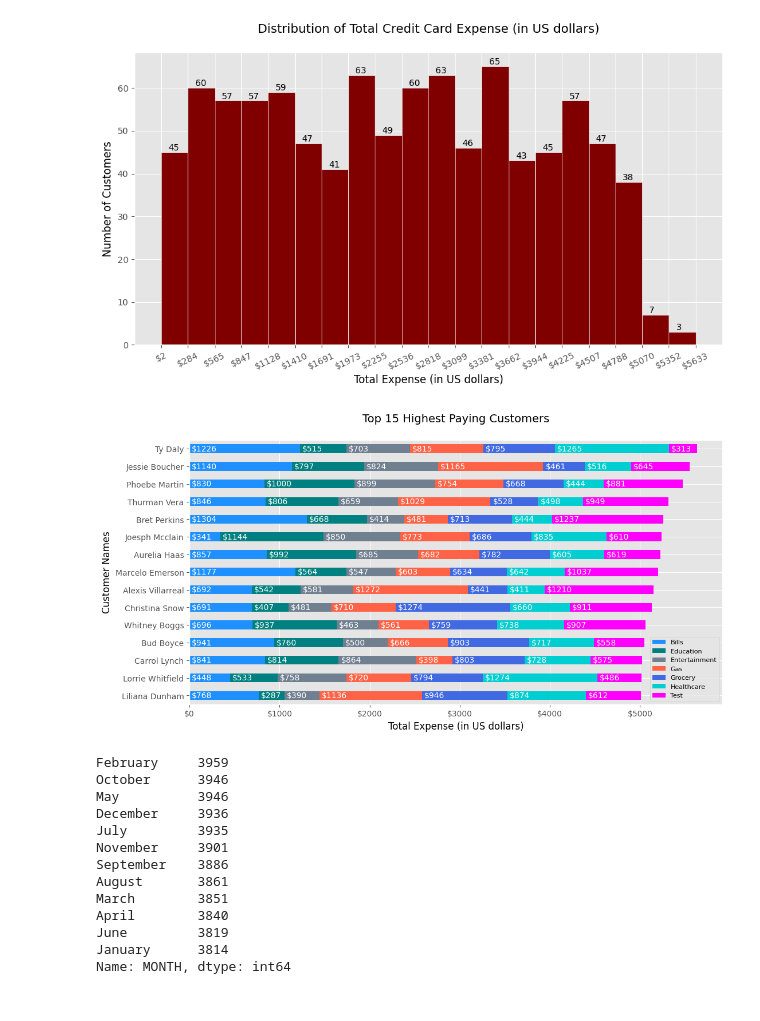
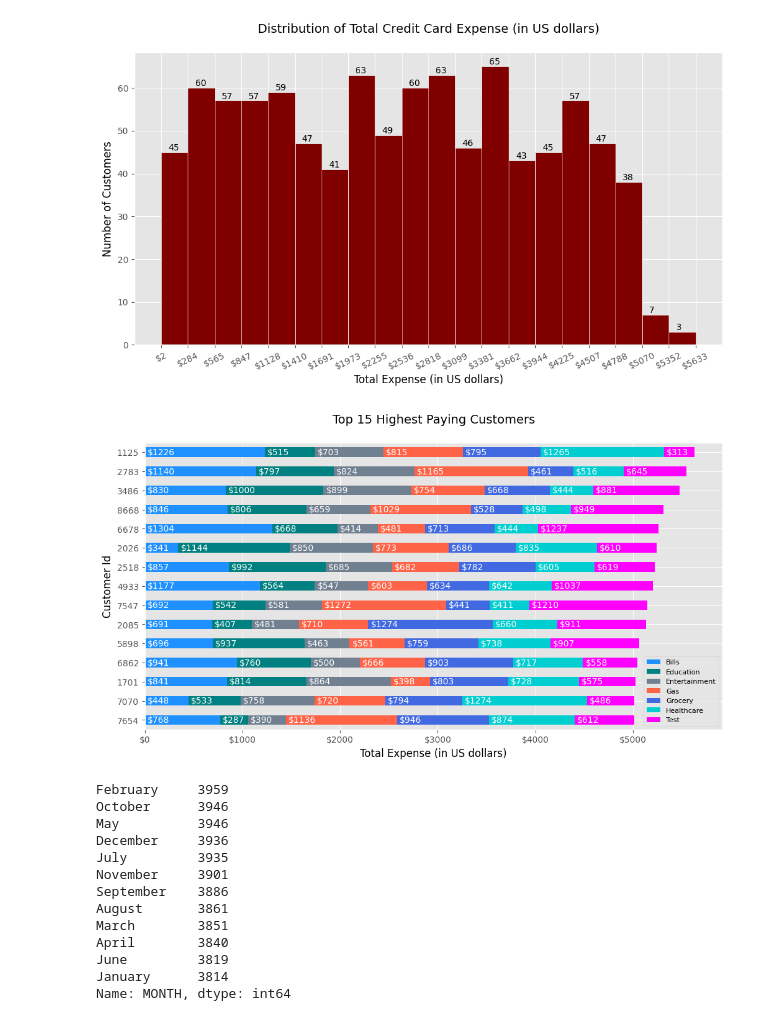
Before and after one commit to jonlam1989/Capstone, a Jupyter notebook: cc_data_visualization.ipynb, the cells around one changed output. Saved outputs shown, nothing was run; the diff lists cells and outputs as text; code cells hidden in the pictures.

Commit message:
refactored code: changed top 15 highest paying customer chart to only show the last 4 digits of ssn

```diff
--- a/cc_data_visualization.ipynb
+++ b/cc_data_visualization.ipynb
@@ -275,29 +275,17 @@ plt.show()
 # And which customer has the highest transaction amount.
 
 # ----------------------------------------------------------------------------------------------------
-# should NOT display customer SSN on charts/graphs
-# will need to convert their SSN -> their names
-# by merging credit_df + customer_df
+# should NOT display the full customer SSN on charts/graphs
+# will only show the last 4 digits of customer SSN
 # ----------------------------------------------------------------------------------------------------
 
-# reset index so that CUST_SSN can become the column to use for dataframe merge
+# reset index so that CUST_SSN can become the column
 new_credit_df = sum_credit_df.reset_index()
 
-# rename column SSN -> CUST_SSN so that it will match the column in new_credit_df
-filtered_customer_df = customer_df[['SSN', 'FIRST_NAME', 'LAST_NAME']]
-filtered_customer_df = filtered_customer_df.rename(columns={'SSN':'CUST_SSN'})
-filtered_customer_df['FULL_NAME'] = filtered_customer_df['FIRST_NAME'] + ' ' + filtered_customer_df['LAST_NAME']
-filtered_customer_df.drop(columns=['FIRST_NAME', 'LAST_NAME'], inplace=True)
-
-# merge the two dataframes
-merged_df = pd.merge(new_credit_df, filtered_customer_df, on='CUST_SSN')
-merged_df = merged_df.set_index('FULL_NAME')
-
 # select only the top 15 paying customers
-top_15_customers_df = merged_df[:15]
+top_15_customers_df = new_credit_df[:15]
 # sort values so horizontal bar chart will display in descending order
 top_15_customers_df = top_15_customers_df.sort_values('TRANSACTION_VALUE', ascending=True)
-
 # ----------------------------------------------------------------------------------------------------
 
 # iterate through all 15 people and find the total amount spent per transaction type
@@ -316,14 +304,15 @@ for i, ssn in enumerate(top_15_customers_df['CUST_SSN']):
     person_df = person_df[['TRANSACTION_TYPE', 'TRANSACTION_VALUE']]
     person_df = person_df.groupby('TRANSACTION_TYPE').sum()
 
-    # append the customer's name + all their expenses by category
-    customers_expenses.append([top_15_customers_df.iloc[i].name, *person_df.values.flatten()])
+    # append the customer last 4 ssn as Cust_Id + all their expenses by category
+    person_ssn = top_15_customers_df.iloc[i]['CUST_SSN'].astype(int)                                  # convert float -> int to remove decimals
+    Cust_Id = str(person_ssn)[-4:]                                                                    # convert int -> str to extract last 4 digits
+    customers_expenses.append([Cust_Id, *person_df.values.flatten()])
     # create column names for dataframe
-    columns = ['Full_Name'] + person_df.index.to_list()
+    columns = ['Cust_Id'] + person_df.index.to_list()
 
 # create a new dataframe with all the segmented expense categories
 expense_categories_df = pd.DataFrame(customers_expenses, columns=columns)
-
 # ----------------------------------------------------------------------------------------------------
 
 # stacked horizontal bar chart - https://www.geeksforgeeks.org/create-a-stacked-bar-plot-in-matplotlib/
@@ -331,36 +320,36 @@ xticks = np.arange(0, 6000, 1000)
 xlabel = list(map(lambda x: f'${x:.0f}', np.arange(0, 6000, 1000)))                                 # format with dollar sign
 
 expense_categories_df.plot(kind='barh',
-                           x='Full_Name',
+                           x='Cust_Id',
                            color=['dodgerblue',
                                   'teal',
                                   'slategray',
                                   'tomato',
                                   'royalblue',
                                   'darkturquoise',
                                   'magenta'],
                            stacked=True,
                            figsize=(12, 6))
 
 plt.title('Top 15 Highest Paying Customers', fontsize=14, y=1.05)                                   # move the title up
 plt.xlabel('Total Expense (in US dollars)', fontsize=12)
 plt.xticks(ticks=xticks, labels=xlabel)                                                             # ticks-numeric / labels-string
-plt.ylabel('Customer Names', fontsize=12)
+plt.ylabel('Customer Id', fontsize=12)
 plt.legend(loc='lower right', fontsize=8)
 
 # annotate text
 for customer, row in enumerate(customers_expenses):
     category_values = row[1:]                                                                       # ignore the first item ('Full_Name')
     x_distance = 0                                                                                  # need to keep track of the x-axis distance
 
     for val in category_values:
         plt.annotate(f'${val:.0f}', xy=(x_distance + 25, customer), va='center', ha='left', color='white')
        # need to increment the x-axis distance value, otherwise all the values will clump up on one spot
         x_distance += val
 
 plt.show()
 # %% [output]
-[figure, old version]
+[figure, new version]
 # %%
 # Find and plot the top three months with the largest transaction data.
 
```
